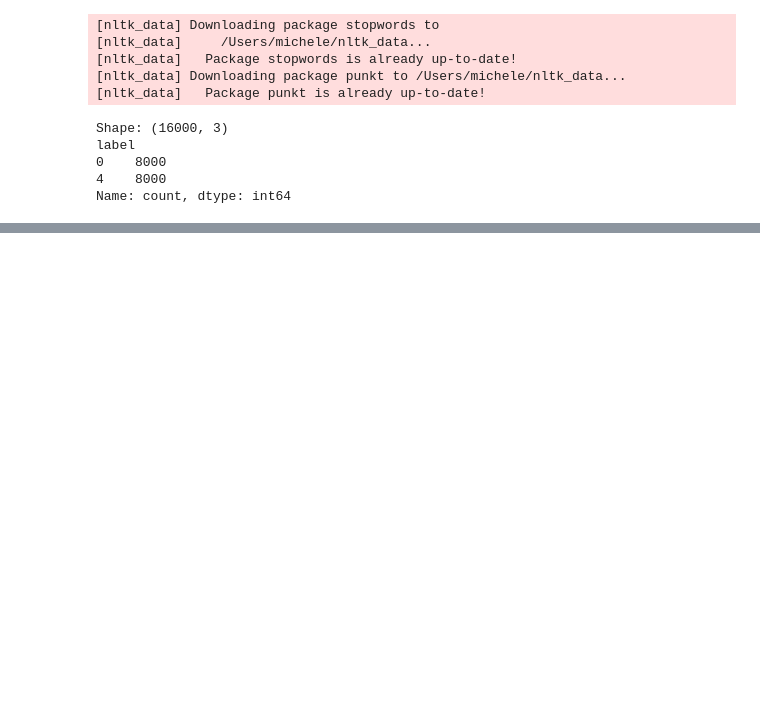
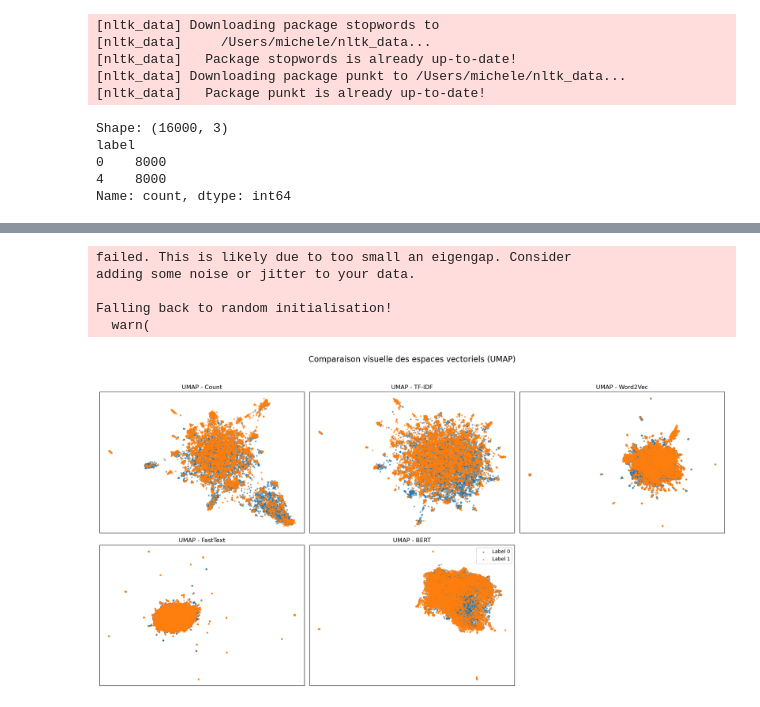
Before and after one commit to Michelita101/projet7-sentiment, a Jupyter notebook: notebooks/Dewerpe_Michèle_2_scripts_notebook_modélisation_092025.ipynb, the cells around one changed output, grey strips where cells are left out. Drawn from its saved outputs; the diff is of its cells as text; code cells hidden in the pictures; blank space fills up the shorter version.

```diff
--- a/notebooks/Dewerpe_Michèle_2_scripts_notebook_modélisation_092025.ipynb
+++ b/notebooks/Dewerpe_Michèle_2_scripts_notebook_modélisation_092025.ipynb
@@ -715,0 +1308,52 @@ __Ce que cette structuration garantit__ :
+# %%
+# 4.5.2 Comparaison visuelle de performance des embeddings avec UMAP
+import umap.umap_ as umap
+
+# Labels
+y = df["label"].values
+
+# Config UMAP
+reducer = umap.UMAP(n_neighbors=15, min_dist=0.1, metric="cosine", random_state=42)
+
+# Dictionnaire des matrices à projeter
+embedding_dict = {
+    "Count": X_count,
+    "TF-IDF": X_tfidf,
+    "Word2Vec": X_w2v,
+    "FastText": X_ft,
+    "BERT": X_bert,
+}
+
+# Labels (0 = négatif, 4 = positif → on mappe vers 0/1)
+y = df["label"].map({0: 0, 4: 1}).values
+palette = ["#1f77b4", "#ff7f0e"]  # Bleu / Orange
+
+# Affichage
+plt.figure(figsize=(18, 10))
+
+for i, (name, X) in enumerate(embedding_dict.items(), 1):
+    X_umap = reducer.fit_transform(X)
+    plt.subplot(2, 3, i)
+    for label_val in [0, 1]:
+        plt.scatter(
+            X_umap[y == label_val, 0],
+            X_umap[y == label_val, 1],
+            c=palette[label_val],
+            label=f"Label {label_val}",
+            s=5,
+            alpha=0.6
+        )
+    plt.title(f"UMAP - {name}")
+    plt.xticks([]); plt.yticks([])
+
+plt.suptitle("Comparaison visuelle des espaces vectoriels (UMAP)", fontsize=16)
+plt.tight_layout(rect=[0, 0.03, 1, 0.95])
+plt.legend(loc='upper right')
+plt.show()
+# %% [output]
+failed. This is likely due to too small an eigengap. Consider
+adding some noise or jitter to your data.
+
+Falling back to random initialisation!
+  warn(
+[figure, added]
```
Also changed, not shown: parts of 82 cells of this notebook, 13 other files.
